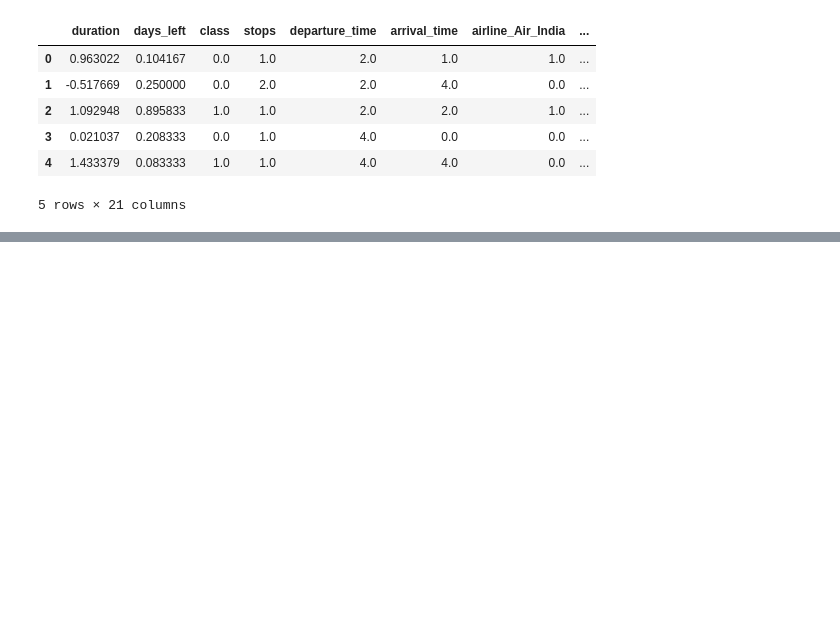
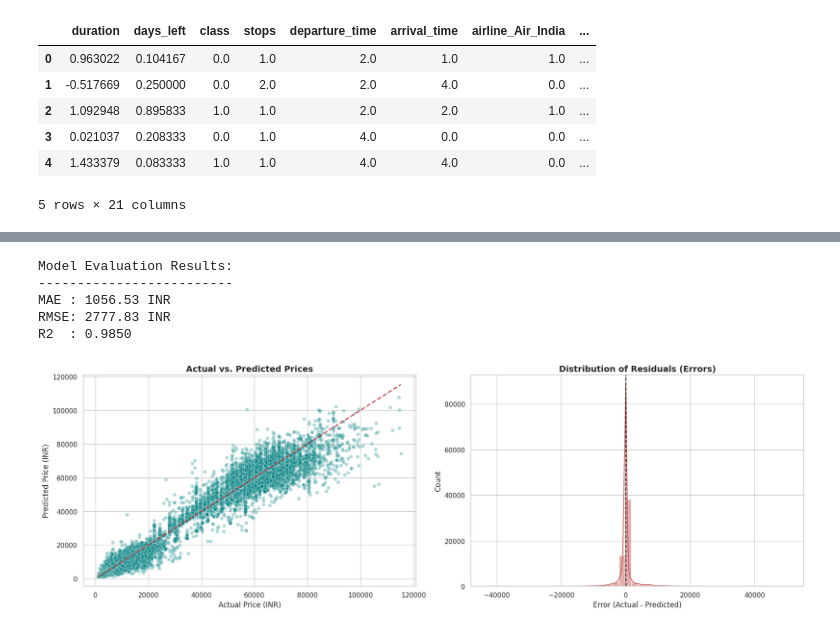
Before and after one commit to AbdelazizAhmed1811/flight-price-prediction, a Jupyter notebook: EDA&Preprocessing&Model.ipynb, the cells around one changed output, grey strips where cells are left out. Saved outputs shown, nothing was run; the diff lists cells and outputs as text; code cells hidden in the pictures; blank space fills up the shorter version.

Commit message:
feat: Implement Random Forest Model

```diff
--- a/EDA&Preprocessing&Model.ipynb
+++ b/EDA&Preprocessing&Model.ipynb
@@ -947,0 +989,38 @@ X_train_processed.to_csv('X_train_processed.csv', index=False)
+# %%
+y_pred = full_pipeline.predict(X_test)
+
+mae = mean_absolute_error(y_test, y_pred)
+rmse = np.sqrt(mean_squared_error(y_test, y_pred))
+r2 = r2_score(y_test, y_pred)
+
+print(f"Model Evaluation Results:")
+print(f"-------------------------")
+print(f"MAE : {mae:.2f} INR")
+print(f"RMSE: {rmse:.2f} INR")
+print(f"R2  : {r2:.4f}")
+# %% [output]
+Model Evaluation Results:
+-------------------------
+MAE : 1056.53 INR
+RMSE: 2777.83 INR
+R2  : 0.9850
+# %%
+residuals = y_test - y_pred
+
+fig, axes = plt.subplots(1, 2, figsize=(18, 6))
+
+sns.scatterplot(ax=axes[0], x=y_test, y=y_pred, alpha=0.3, color='teal')
+axes[0].plot([y_test.min(), y_test.max()], [y_test.min(), y_test.max()], 'r--', lw=2)
+axes[0].set_title('Actual vs. Predicted Prices', fontsize=14, fontweight='bold')
+axes[0].set_xlabel('Actual Price (INR)')
+axes[0].set_ylabel('Predicted Price (INR)')
+
+sns.histplot(ax=axes[1], x=residuals, kde=True, color='indianred', bins=50)
+axes[1].axvline(0, color='black', linestyle='--')
+axes[1].set_title('Distribution of Residuals (Errors)', fontsize=14, fontweight='bold')
+axes[1].set_xlabel('Error (Actual - Predicted)')
+
+plt.tight_layout()
+plt.show()
+# %% [output]
+[figure, added]
```
Also changed, not shown: parts of 4 cells of this notebook.
